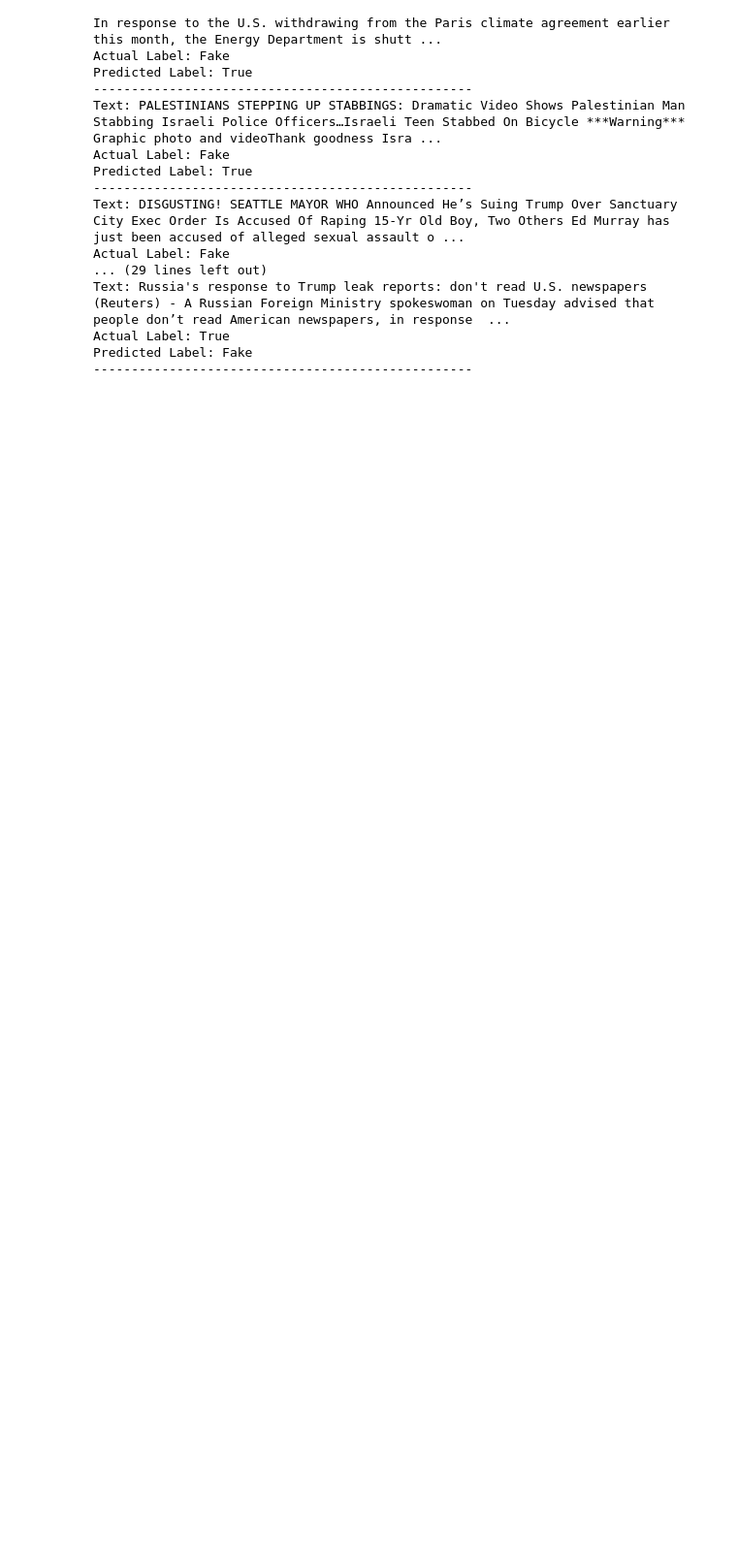
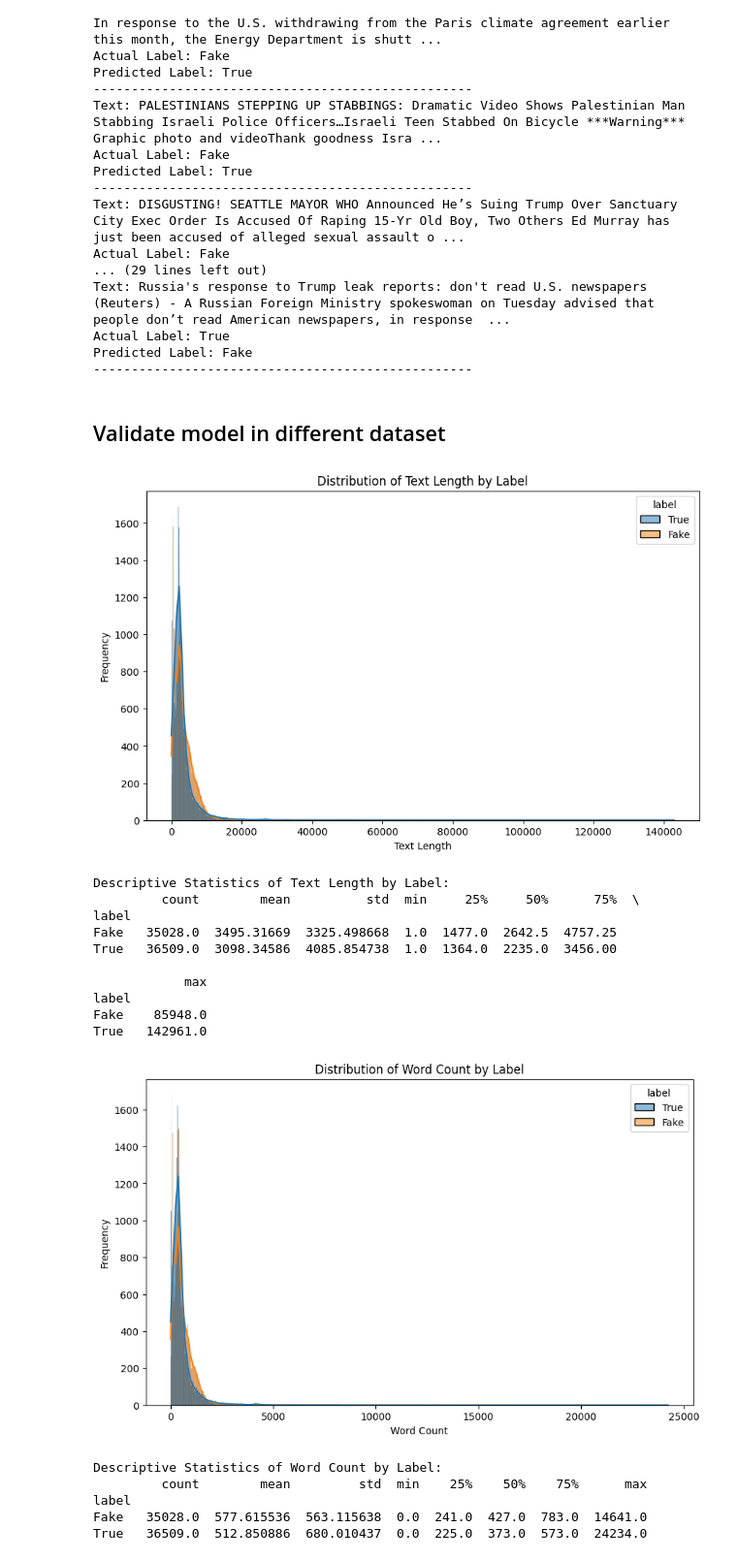
Before and after one commit to EricPossato/FakeNewsAnalysis, a Jupyter notebook: real-fake-news-svm-99.ipynb, the cells around one changed output. Shown: that part at 97% size. Saved outputs shown, nothing was run; the diff lists cells and outputs as text; code cells hidden in the pictures; blank space fills up the shorter version.

Commit message:
Validate first model on second dataset

```diff
--- a/real-fake-news-svm-99.ipynb
+++ b/real-fake-news-svm-99.ipynb
@@ -240,3 +252,54 @@ Text: Russia's response to Trump leak reports: don't read U.S. newspapers (Reute
 Actual Label: True
 Predicted Label: Fake
 --------------------------------------------------
+# %% [markdown]
+## Validate model in different dataset
+# %%
+dataset_path = 'datasets/WELFake_Dataset.csv'
+combined_df2 = pd.read_csv(dataset_path)
+combined_df2['label'] = combined_df2['label'].replace({0: 'Fake', 1: 'True'})
+combined_df2 = combined_df2.dropna()
+# %%
+combined_df2 = combined_df2.dropna(subset=['text'])
+combined_df2['text_length'] = combined_df2['text'].apply(len)
+
+plt.figure(figsize=(10, 6))
+sns.histplot(combined_df2, x='text_length', hue='label', kde=True)
+plt.title('Distribution of Text Length by Label')
+plt.xlabel('Text Length')
+plt.ylabel('Frequency')
+plt.show()
+
+print("\nDescriptive Statistics of Text Length by Label:")
+print(combined_df2.groupby('label')['text_length'].describe())
+
+# Distribution of the number of words in the news articles
+combined_df2['word_count'] = combined_df2['text'].apply(lambda x: len(x.split()))
+
+plt.figure(figsize=(10, 6))
+sns.histplot(combined_df2, x='word_count', hue='label', kde=True)
+plt.title('Distribution of Word Count by Label')
+plt.xlabel('Word Count')
+plt.ylabel('Frequency')
+plt.show()
+
+print("\nDescriptive Statistics of Word Count by Label:")
+print(combined_df2.groupby('label')['word_count'].describe())
+# %% [output]
+[figure, added]
+Descriptive Statistics of Text Length by Label:
+         count        mean          std  min     25%     50%      75%  \
+label
+Fake   35028.0  3495.31669  3325.498668  1.0  1477.0  2642.5  4757.25
+True   36509.0  3098.34586  4085.854738  1.0  1364.0  2235.0  3456.00
+
+            max
+label
+Fake    85948.0
+True   142961.0
+[figure, added]
+Descriptive Statistics of Word Count by Label:
+         count        mean         std  min    25%    50%    75%      max
+label
+Fake   35028.0  577.615536  563.115638  0.0  241.0  427.0  783.0  14641.0
+True   36509.0  512.850886  680.010437  0.0  225.0  373.0  573.0  24234.0
```
Also changed, not shown: parts of 7 cells of this notebook.
